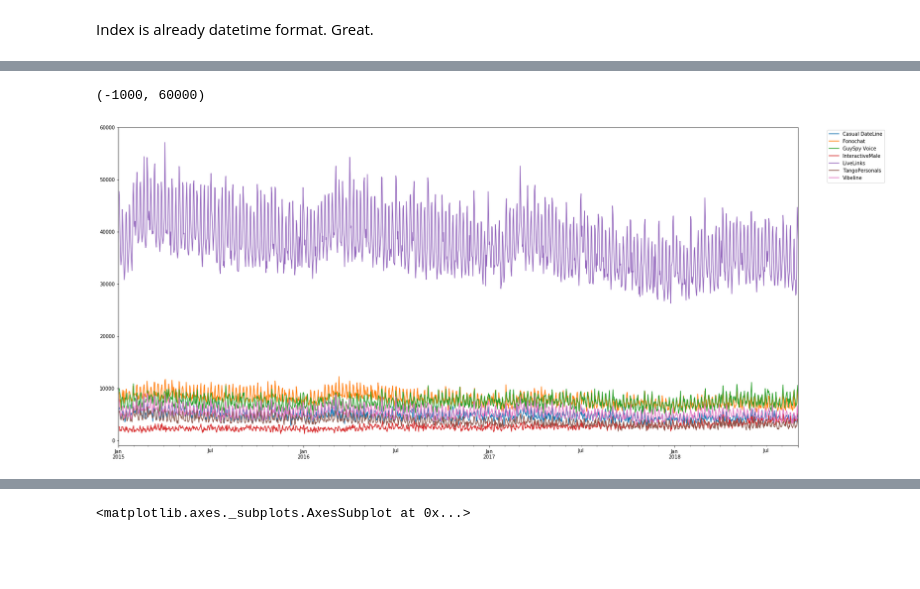
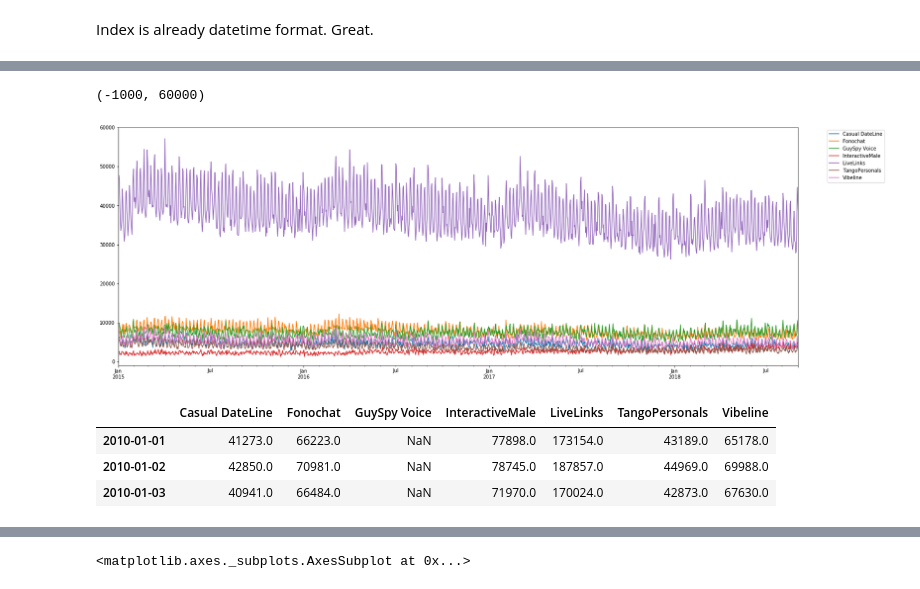
Before and after one commit to jamiegor/Revenue, a Jupyter notebook: SpendAndRevenue.ipynb, the cells around one changed output, grey strips where cells are left out. Cells and saved outputs as stored; diff of their text form; code cells hidden in the pictures; blank space fills up the shorter version.

```diff
--- a/SpendAndRevenue.ipynb
+++ b/SpendAndRevenue.ipynb
@@ -159,8 +151,16 @@ plt.legend(bbox_to_anchor=(1.04,1), loc="upper left")
 # %%
-revdaily.plot(legend=False, figsize=(25,12))
+revdaily.plot(legend=False, figsize=(25,9))
 plt.legend(bbox_to_anchor=(1.04,1), loc="upper left")
 plt.gca().set_xlim(pd.Timestamp('2015-01'), pd.Timestamp('2018-09'))
 plt.gca().set_ylim(-1000, 60000)
 # %% [output]
 (-1000, 60000)
-[figure, old version]
+[figure, new version]
+# %%
+callsdaily = pd.read_excel('CallsDailyAllBrands010110-120918.xls', skiprows=[0,2], index_col=0)
+callsdaily.head(n=3)
+# %% [output]
+|  | Casual DateLine | Fonochat | GuySpy Voice | InteractiveMale | LiveLinks | TangoPersonals | Vibeline |
+| 2010-01-01 | 41273.0 | 66223.0 | NaN | 77898.0 | 173154.0 | 43189.0 | 65178.0 |
+| 2010-01-02 | 42850.0 | 70981.0 | NaN | 78745.0 | 187857.0 | 44969.0 | 69988.0 |
+| 2010-01-03 | 40941.0 | 66484.0 | NaN | 71970.0 | 170024.0 | 42873.0 | 67630.0 |
```
Also changed, not shown: parts of 33 cells of this notebook, 4 other files.
